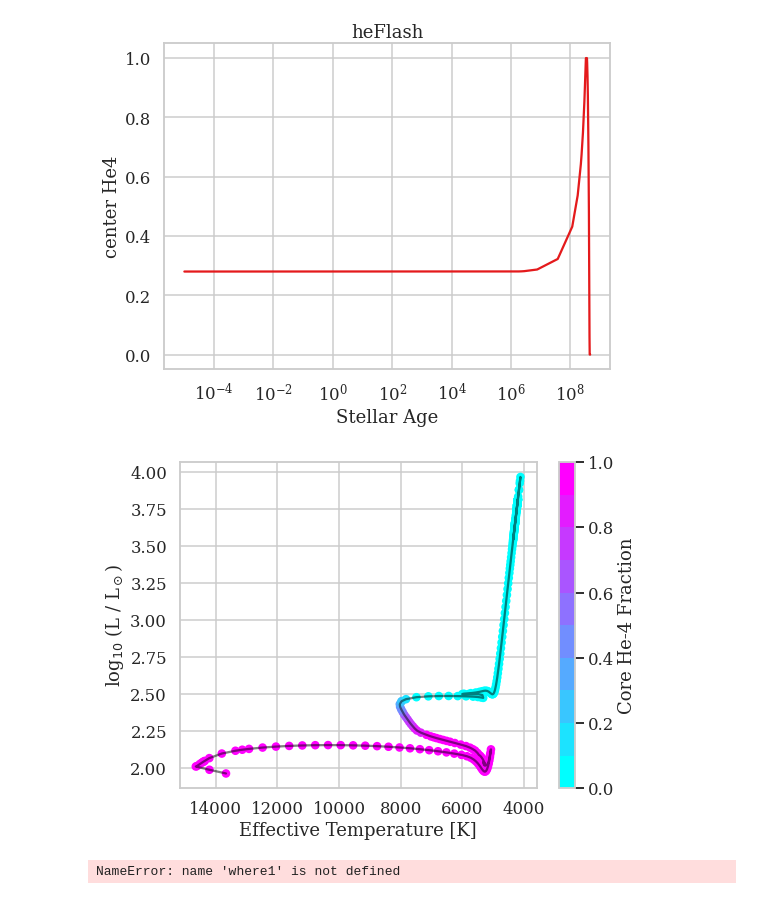
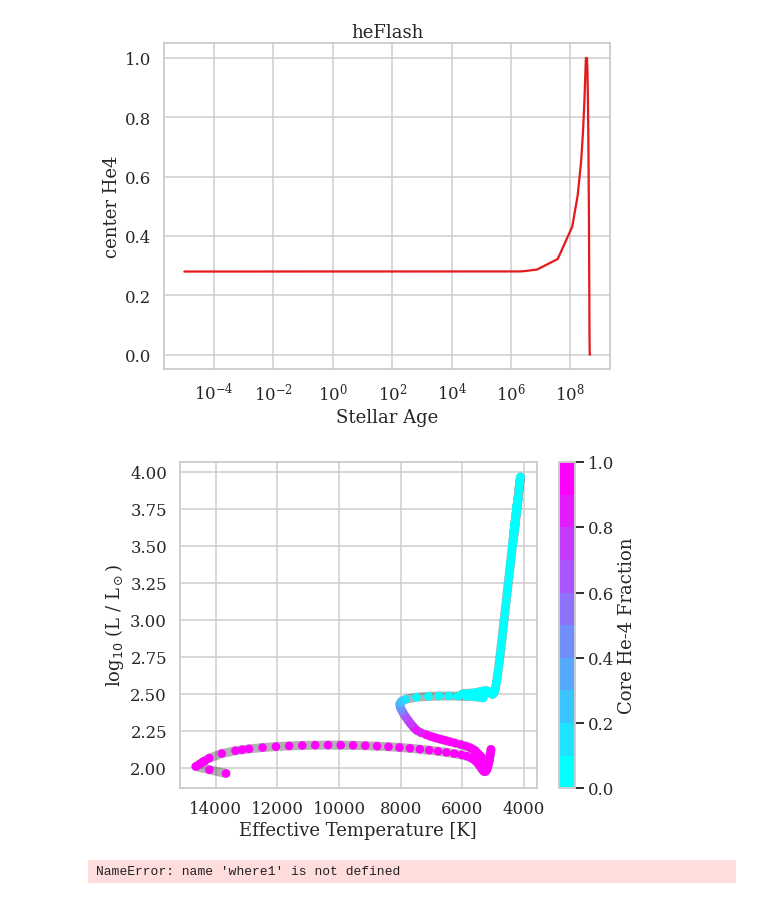
Before and after one commit to noahfranz13/NMDinStars, a Jupyter notebook: analysis/timing/plot_core_he.ipynb, the cells around one changed output. Saved outputs shown, nothing was run; the diff lists cells and outputs as text; code cells hidden in the pictures.

```diff
--- a/analysis/timing/plot_core_he.ipynb
+++ b/analysis/timing/plot_core_he.ipynb
@@ -57,40 +60,51 @@ for f in files:
 [figure]
 # %%
 # Look into helium flash more
+import matplotlib.patheffects as mpe
 
 # plot HR diagram
 f = files[-1]
 
 fig, ax = plt.subplots(1, figsize=(8,6))
 
 m = MesaData(f)
 
 h1 = np.array(m.center_h1)
 whereZAMS = np.where(h1 < 0.1)[0]
 
 he4 = np.array(m.center_he4)[whereZAMS]
 T = np.array(m.effective_T)[whereZAMS]
 L = np.array(m.log_L)[whereZAMS]
 
-ax.plot(T, L, 'k', alpha=0.5)
+ax.plot(T, L, 'k', alpha=0.3, lw=9)
+#ax.plot(T, L, 'white', alpha=1, lw=8)
 
 ax.set_xlabel('Effective Temperature [K]')
 ax.set_ylabel(r'log$_{10}$ (L / L$_\odot$)')
 
 # add he4 in core points on the plot
+cm = cmr.get_sub_cmap('cool', 0.0, 1.0, N=10) #cmr.dusk
 
-cm = plt.cm.get_cmap('cool', 10)
+'''
+# from https://matplotlib.org/stable/gallery/lines_bars_and_markers/multicolored_line.html
+pts = np.array([T, L]).T.reshape(-1, 1, 2)
+segs = np.concatenate([pts[:-1], pts[1:]], axis=1)
+norm = plt.Normalize(he4.min(), he4.max())
+lc = LineCollection(segs, cmap=cm, norm=norm)
+lc.set_array(he4)
+lc.set_linewidth(10)
+line = ax.add_collection(lc)
+'''
 
-sc = ax.scatter(T, L, marker='o',
-                c=he4, vmin=0, vmax=1, s=50, cmap=cm)
-colorbar = fig.colorbar(sc, filled=True)
+sc = ax.scatter(T, L, marker='o', c=he4, vmin=0, vmax=1, s=50, cmap=cm, zorder=10) # , edgecolor='k'
+colorbar = fig.colorbar(sc, ax=ax, filled=True)
 
 colorbar.set_label('Core He-4 Fraction')
 
 plt.gca().invert_xaxis()
 fig.savefig('He4_HRdiagram.jpeg', transparent=False, bbox_inches='tight')
 # %% [output]
-[figure, old version]
+[figure, new version]
 # %%
 # Look into helium flash more
 
```
Also changed, not shown: parts of 1 cell of this notebook, 2 other files.
